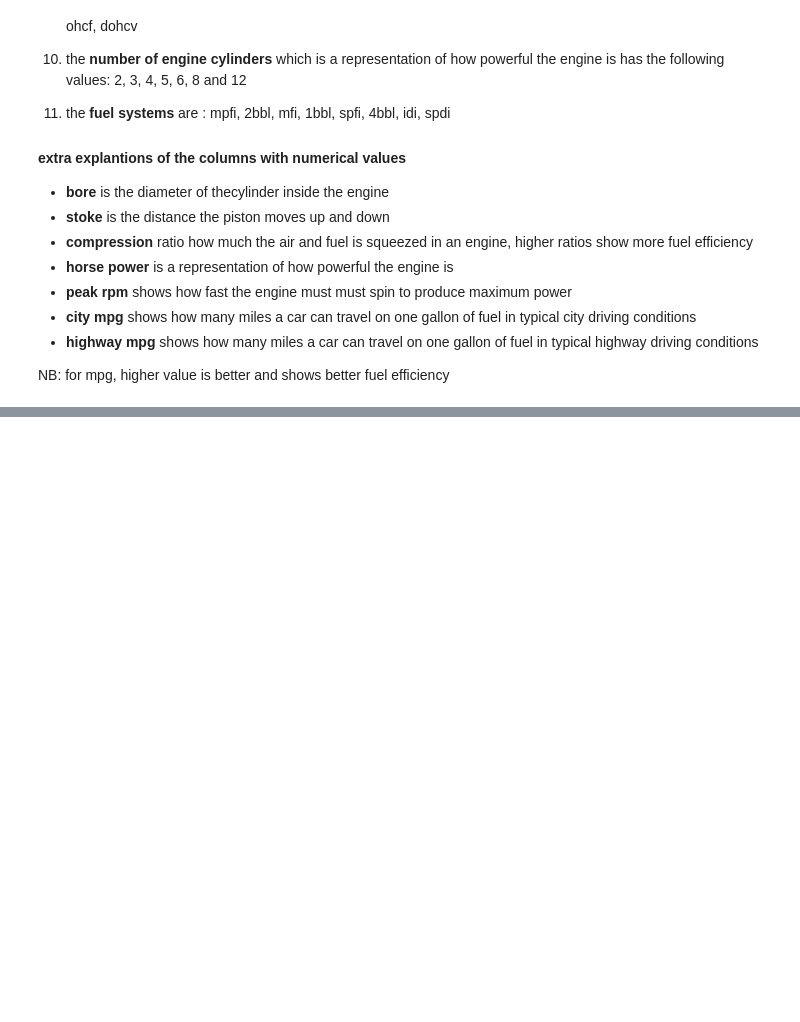
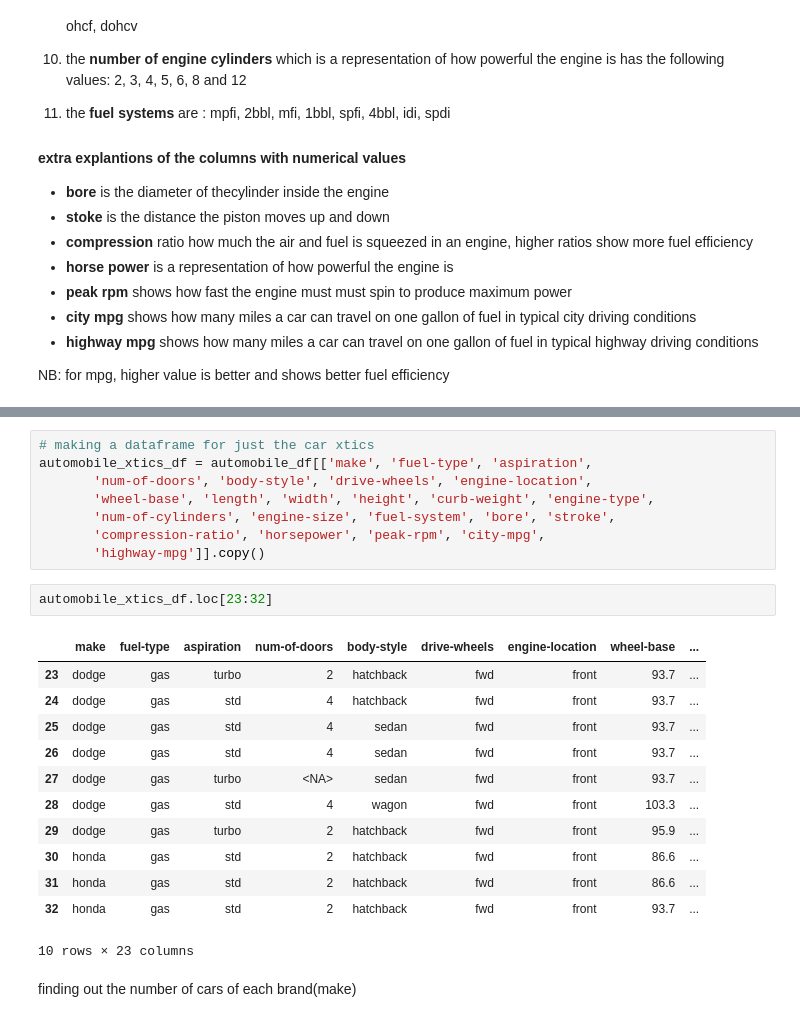
Before and after one commit to kasuleBS/automobile_analysis, a Jupyter notebook: analysis_file.ipynb, the cells around one changed output, grey strips where cells are left out. Cells and saved outputs as stored; diff of their text form; blank space fills up the shorter version.

```diff
--- a/analysis_file.ipynb
+++ b/analysis_file.ipynb
@@ -554,0 +565,25 @@ automobile_df.describe()
+# %%
+# making a dataframe for just the car xtics
+automobile_xtics_df = automobile_df[['make', 'fuel-type', 'aspiration',
+       'num-of-doors', 'body-style', 'drive-wheels', 'engine-location',
+       'wheel-base', 'length', 'width', 'height', 'curb-weight', 'engine-type',
+       'num-of-cylinders', 'engine-size', 'fuel-system', 'bore', 'stroke',
+       'compression-ratio', 'horsepower', 'peak-rpm', 'city-mpg',
+       'highway-mpg']].copy()
+# %%
+automobile_xtics_df.loc[23:32]
+# %% [output]
+|  | make | fuel-type | aspiration | num-of-doors | body-style | drive-wheels | engine-location | wheel-base | ... |
+| 23 | dodge | gas | turbo | 2 | hatchback | fwd | front | 93.7 | ... |
+| 24 | dodge | gas | std | 4 | hatchback | fwd | front | 93.7 | ... |
+| 25 | dodge | gas | std | 4 | sedan | fwd | front | 93.7 | ... |
+| 26 | dodge | gas | std | 4 | sedan | fwd | front | 93.7 | ... |
+| 27 | dodge | gas | turbo | <NA> | sedan | fwd | front | 93.7 | ... |
+| 28 | dodge | gas | std | 4 | wagon | fwd | front | 103.3 | ... |
+| 29 | dodge | gas | turbo | 2 | hatchback | fwd | front | 95.9 | ... |
+| 30 | honda | gas | std | 2 | hatchback | fwd | front | 86.6 | ... |
+| 31 | honda | gas | std | 2 | hatchback | fwd | front | 86.6 | ... |
+| 32 | honda | gas | std | 2 | hatchback | fwd | front | 93.7 | ... |
+10 rows × 23 columns
+# %% [markdown]
+finding out the number of cars of each brand(make)
```
Also changed, not shown: parts of 40 cells of this notebook.
